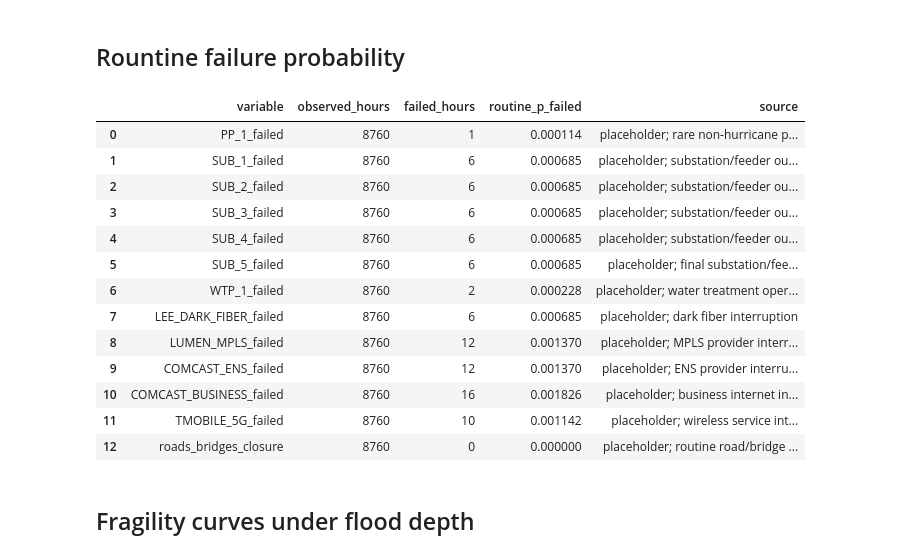
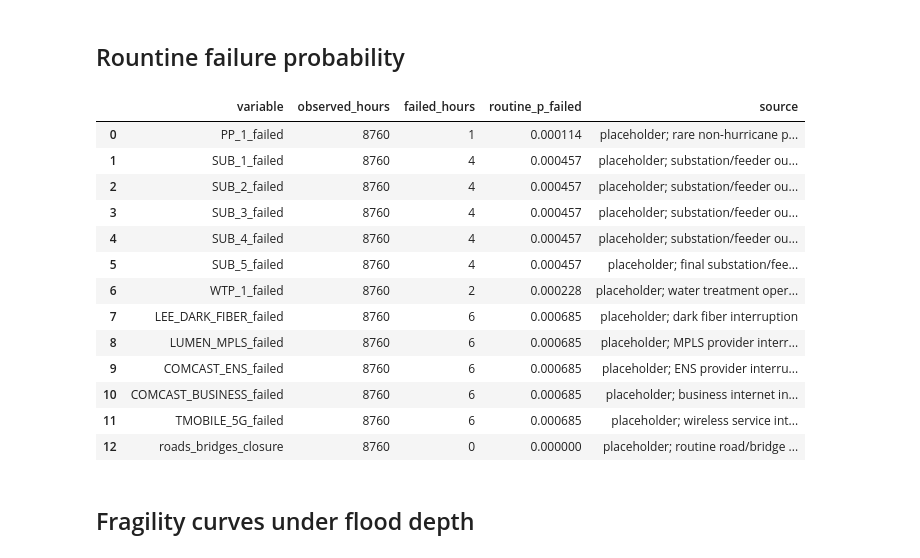
Before and after one commit to Sealxuyh/HCI-nexus, a Jupyter notebook: code/HealthPark.ipynb, the cells around one changed output. Drawn from its saved outputs; the diff is of its cells as text; code cells hidden in the pictures.

```diff
--- a/code/HealthPark.ipynb
+++ b/code/HealthPark.ipynb
@@ -193,53 +193,53 @@ plt.show()
 # These are point-in-time probabilities estimated as failed hours / observed hours.
 # Replace failed_hours with local logs when available.
 
 routine_failure_logs = pd.DataFrame([
     # Power chain
     {"variable": "PP_1_failed", "observed_hours": 8760, "failed_hours": 1, "routine_p_failed": 1 / 8760, "source": "placeholder; rare non-hurricane plant/bulk supply outage"},
-    {"variable": "SUB_1_failed", "observed_hours": 8760, "failed_hours": 6, "routine_p_failed": 6 / 8760, "source": "placeholder; substation/feeder outage"},
-    {"variable": "SUB_2_failed", "observed_hours": 8760, "failed_hours": 6, "routine_p_failed": 6 / 8760, "source": "placeholder; substation/feeder outage"},
-    {"variable": "SUB_3_failed", "observed_hours": 8760, "failed_hours": 6, "routine_p_failed": 6 / 8760, "source": "placeholder; substation/feeder outage"},
-    {"variable": "SUB_4_failed", "observed_hours": 8760, "failed_hours": 6, "routine_p_failed": 6 / 8760, "source": "placeholder; substation/feeder outage"},
-    {"variable": "SUB_5_failed", "observed_hours": 8760, "failed_hours": 6, "routine_p_failed": 6 / 8760, "source": "placeholder; final substation/feeder outage"},
+    {"variable": "SUB_1_failed", "observed_hours": 8760, "failed_hours": 4, "routine_p_failed": 4 / 8760, "source": "placeholder; substation/feeder outage"},
+    {"variable": "SUB_2_failed", "observed_hours": 8760, "failed_hours": 4, "routine_p_failed": 4 / 8760, "source": "placeholder; substation/feeder outage"},
+    {"variable": "SUB_3_failed", "observed_hours": 8760, "failed_hours": 4, "routine_p_failed": 4 / 8760, "source": "placeholder; substation/feeder outage"},
+    {"variable": "SUB_4_failed", "observed_hours": 8760, "failed_hours": 4, "routine_p_failed": 4 / 8760, "source": "placeholder; substation/feeder outage"},
+    {"variable": "SUB_5_failed", "observed_hours": 8760, "failed_hours": 4, "routine_p_failed": 4 / 8760, "source": "placeholder; final substation/feeder outage"},
 
     # Water
     {"variable": "WTP_1_failed", "observed_hours": 8760, "failed_hours": 2, "routine_p_failed": 2 / 8760, "source": "placeholder; water treatment operational interruption"},
     # {"variable": "WaterDistribution_failed", "observed_hours": 8760, "failed_hours": 1, "routine_p_failed": 1 / 8760, "source": "placeholder; distribution pressure/quality interruption"},
 
     # Communications
     {"variable": "LEE_DARK_FIBER_failed", "observed_hours": 8760, "failed_hours": 6, "routine_p_failed": 6 / 8760, "source": "placeholder; dark fiber interruption"},
-    {"variable": "LUMEN_MPLS_failed", "observed_hours": 8760, "failed_hours": 12, "routine_p_failed": 12 / 8760, "source": "placeholder; MPLS provider interruption"},
-    {"variable": "COMCAST_ENS_failed", "observed_hours": 8760, "failed_hours": 12, "routine_p_failed": 12 / 8760, "source": "placeholder; ENS provider interruption"},
-    {"variable": "COMCAST_BUSINESS_failed", "observed_hours": 8760, "failed_hours": 16, "routine_p_failed": 16 / 8760, "source": "placeholder; business internet interruption"},
-    {"variable": "TMOBILE_5G_failed", "observed_hours": 8760, "failed_hours": 10, "routine_p_failed": 10 / 8760, "source": "placeholder; wireless service interruption"},
+    {"variable": "LUMEN_MPLS_failed", "observed_hours": 8760, "failed_hours": 6, "routine_p_failed": 6 / 8760, "source": "placeholder; MPLS provider interruption"},
+    {"variable": "COMCAST_ENS_failed", "observed_hours": 8760, "failed_hours": 6, "routine_p_failed": 6 / 8760, "source": "placeholder; ENS provider interruption"},
+    {"variable": "COMCAST_BUSINESS_failed", "observed_hours": 8760, "failed_hours": 6, "routine_p_failed": 6 / 8760, "source": "placeholder; business internet interruption"},
+    {"variable": "TMOBILE_5G_failed", "observed_hours": 8760, "failed_hours": 6, "routine_p_failed": 6 / 8760, "source": "placeholder; wireless service interruption"},
 
     # Transportation
     {"variable": "roads_bridges_closure", "observed_hours": 8760, "failed_hours": 0, "routine_p_failed": 0 / 8760, "source": "placeholder; routine road/bridge closure"}
 ])
 
 routine_probability_lookup = dict(zip(
     routine_failure_logs["variable"],
     routine_failure_logs["routine_p_failed"],
 ))
 
 def p_routine(variable):
     return float(routine_probability_lookup.get(variable, 0.0))
 
 routine_failure_logs
 # %% [output]
 |  | variable | observed_hours | failed_hours | routine_p_failed | source |
 | 0 | PP_1_failed | 8760 | 1 | 0.000114 | placeholder; rare non-hurricane p... |
-| 1 | SUB_1_failed | 8760 | 6 | 0.000685 | placeholder; substation/feeder ou... |
-| 2 | SUB_2_failed | 8760 | 6 | 0.000685 | placeholder; substation/feeder ou... |
-| 3 | SUB_3_failed | 8760 | 6 | 0.000685 | placeholder; substation/feeder ou... |
-| 4 | SUB_4_failed | 8760 | 6 | 0.000685 | placeholder; substation/feeder ou... |
-| 5 | SUB_5_failed | 8760 | 6 | 0.000685 | placeholder; final substation/fee... |
+| 1 | SUB_1_failed | 8760 | 4 | 0.000457 | placeholder; substation/feeder ou... |
+| 2 | SUB_2_failed | 8760 | 4 | 0.000457 | placeholder; substation/feeder ou... |
+| 3 | SUB_3_failed | 8760 | 4 | 0.000457 | placeholder; substation/feeder ou... |
+| 4 | SUB_4_failed | 8760 | 4 | 0.000457 | placeholder; substation/feeder ou... |
+| 5 | SUB_5_failed | 8760 | 4 | 0.000457 | placeholder; final substation/fee... |
 | 6 | WTP_1_failed | 8760 | 2 | 0.000228 | placeholder; water treatment oper... |
 | 7 | LEE_DARK_FIBER_failed | 8760 | 6 | 0.000685 | placeholder; dark fiber interruption |
-| 8 | LUMEN_MPLS_failed | 8760 | 12 | 0.001370 | placeholder; MPLS provider interr... |
-| 9 | COMCAST_ENS_failed | 8760 | 12 | 0.001370 | placeholder; ENS provider interru... |
-| 10 | COMCAST_BUSINESS_failed | 8760 | 16 | 0.001826 | placeholder; business internet in... |
-| 11 | TMOBILE_5G_failed | 8760 | 10 | 0.001142 | placeholder; wireless service int... |
+| 8 | LUMEN_MPLS_failed | 8760 | 6 | 0.000685 | placeholder; MPLS provider interr... |
+| 9 | COMCAST_ENS_failed | 8760 | 6 | 0.000685 | placeholder; ENS provider interru... |
+| 10 | COMCAST_BUSINESS_failed | 8760 | 6 | 0.000685 | placeholder; business internet in... |
+| 11 | TMOBILE_5G_failed | 8760 | 6 | 0.000685 | placeholder; wireless service int... |
 | 12 | roads_bridges_closure | 8760 | 0 | 0.000000 | placeholder; routine road/bridge ... |
 # %% [markdown]
 ## Fragility curves under flood depth
```
Also changed, not shown: parts of 37 cells of this notebook, 1 other file.
